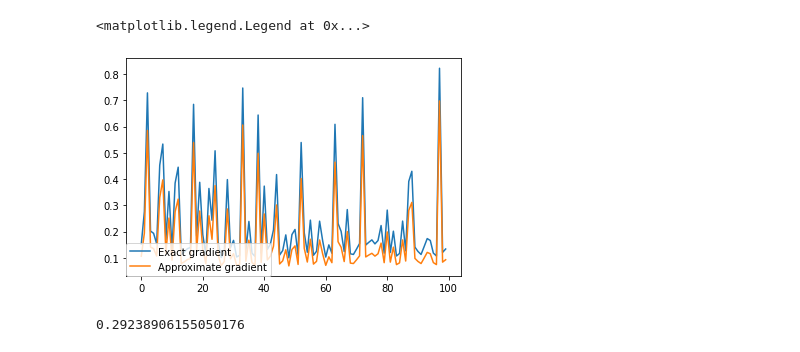
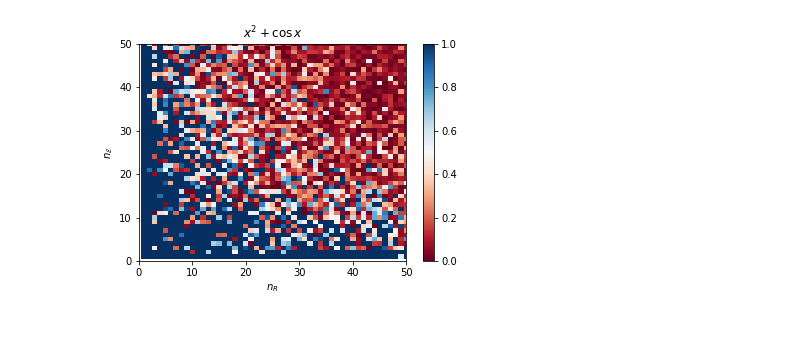
Before and after one commit to vutuanhai237/BBOByParameterShiftRule, a Jupyter notebook: grid_search.ipynb, the cells around one changed output. Saved outputs shown, nothing was run; the diff lists cells and outputs as text; code cells hidden in the pictures.

```diff
--- a/grid_search.ipynb
+++ b/grid_search.ipynb
@@ -62,18 +46,58 @@ r, s = solution
+# %%
+nrs = list(range(1, 51))
+nss = list(range(1, 51))
+min_fidilities = np.ones((50, 50))
+for nr in nrs:
+    for ns in nss:
+        rs = np.linspace(-10,10, nr)
+        ss = np.linspace(-5,5, ns)
+        min_fidelity, gradient_of_min_fidelity, min_r, min_phase = 10000000000, 0, 0, 0
+        fidelity = []
+        errors = np.ones((nr, ns))
+        for i in range(0, nr):
+            for j in range(0, ns):
+                x = np.random.normal(10, 5)
+                gradient = dfunc(x)
+                psuedogradient = paramshift(func, x, rs[i], ss[j])
+                error = np.abs(gradient - psuedogradient)
+                errors[i, j] = error
+                if error < min_fidelity:
+                    min_fidelity = error
+                    gradient_of_min_fidelity = gradient
+                    min_r = rs[i]
+                    min_phase = ss[j]
+        min_fidilities[nr - 1, ns - 1] = min_fidelity
+# %%
+
+fig, ax = plt.subplots()
+
+c = ax.pcolormesh(nrs, nss, min_fidilities, cmap='RdBu', vmin=0, vmax=1)
+ax.set_title('$x^2 + \cos x $')
+# set the limits of the plot to the limits of the data
+ax.axis([np.min(nrs), np.max(nrs), np.min(nss),np.max(nss)])
+plt.xlabel('$n_R$')
+plt.ylabel('$n_{\mathcal{E}}$')
+plt.xticks(range(0, 51, 10))
+plt.yticks(range(0, 51, 10))
+fig.colorbar(c, ax=ax)
+plt.savefig('share.eps', format = 'eps')
+# %% [output]
+[figure, added]
 # %%
+ae = []
+re = []
 reals = []
 fakes = []
 for i in range(0, 100):
-    x = np.random.uniform(1, 10)
-    reals.append(dfunc3(x))
-    fakes.append(base_psx.base.param_shift(func3, x, r, s))
+    x = np.random.normal(10, 5)
+    reals.append(dfunc(x))
+    fakes.append(paramshift(func, x, min_r, min_phase))
+    re.append(np.abs(dfunc(x)-paramshift(func, x, min_r, min_phase))/(dfunc(x)))
 plt.plot(range(0,100), reals, label="Exact gradient")
 plt.plot(range(0,100), fakes, label="Approximate gradient")
 plt.legend(loc='lower left', borderaxespad=0.)
+plt.show()
+print(min_r)
+print(min_phase)
+print(min_fidelity)
+print(np.average(re))
-# %% [output]
-<matplotlib.legend.Legend at 0x...>
-[figure, removed]
-# %%
-from sklearn.metrics import mean_absolute_percentage_error
-print(mean_absolute_percentage_error(reals, fakes))
-# %% [output]
-0.29238906155050176
```
Also changed, not shown: parts of 7 cells of this notebook, 10 other files.
